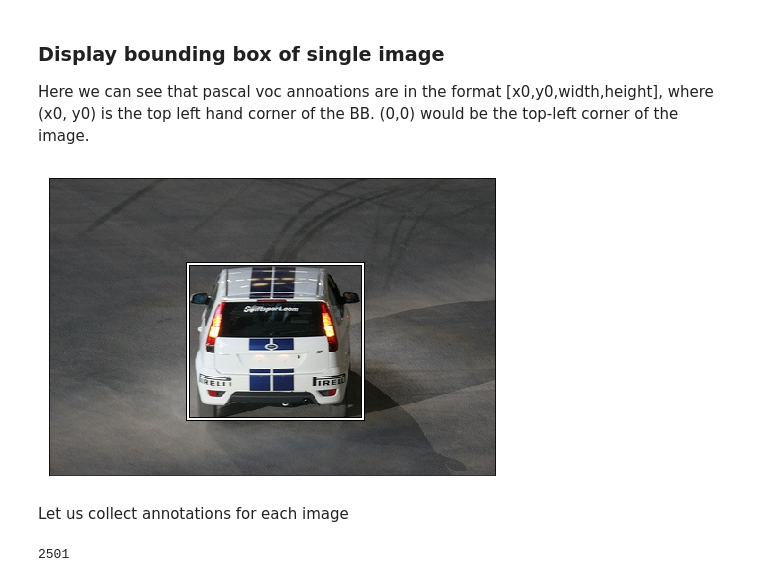
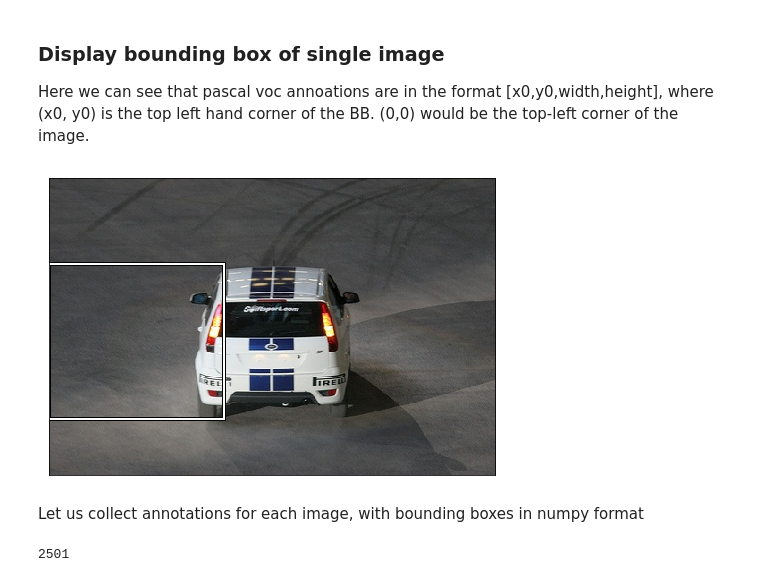
Before and after one commit to achinta/machine-learning, a Jupyter notebook: notebooks/pytorch/002_single_od_with_pascal.ipynb, the cells around one changed output. Drawn from its saved outputs; the diff is of its cells as text; code cells hidden in the pictures.

```diff
--- a/notebooks/pytorch/002_single_od_with_pascal.ipynb
+++ b/notebooks/pytorch/002_single_od_with_pascal.ipynb
@@ -130,15 +132,16 @@ Here we can see that pascal voc annoations are in the format [x0,y0,width,height
 # %%
 image_name = '000012.jpg'
 image_path = imagedir.joinpath(image_name)
 fig, axs = plt.subplots(1,1,figsize=(8,8))
 im = open_image(image_path.as_posix())
 axs.imshow(im)
 axs.get_xaxis().set_visible(False)
 axs.get_yaxis().set_visible(False)
-bb_voc = [155, 96, 196, 174]
+# bb_voc = [155, 96, 196, 174]
+bb_voc = [0, 96, 196, 174]
 draw_rect(axs,bb_voc)
 # %% [output]
-[figure, old version]
+[figure, new version]
 # %% [markdown]
-Let us collect annotations for each image
+Let us collect annotations for each image, with bounding boxes in numpy format
 # %%
```
Also changed, not shown: parts of 5 cells of this notebook.
